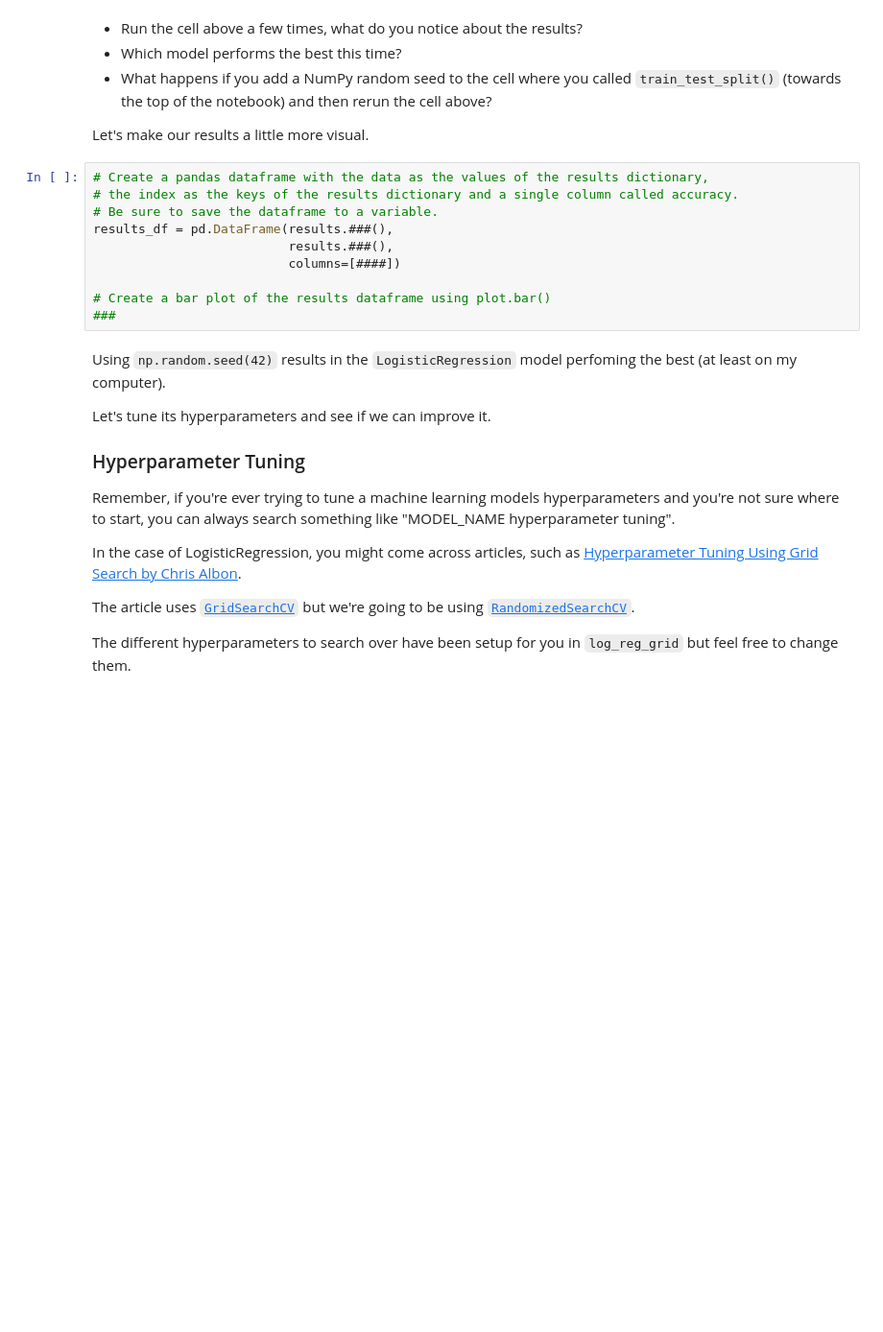
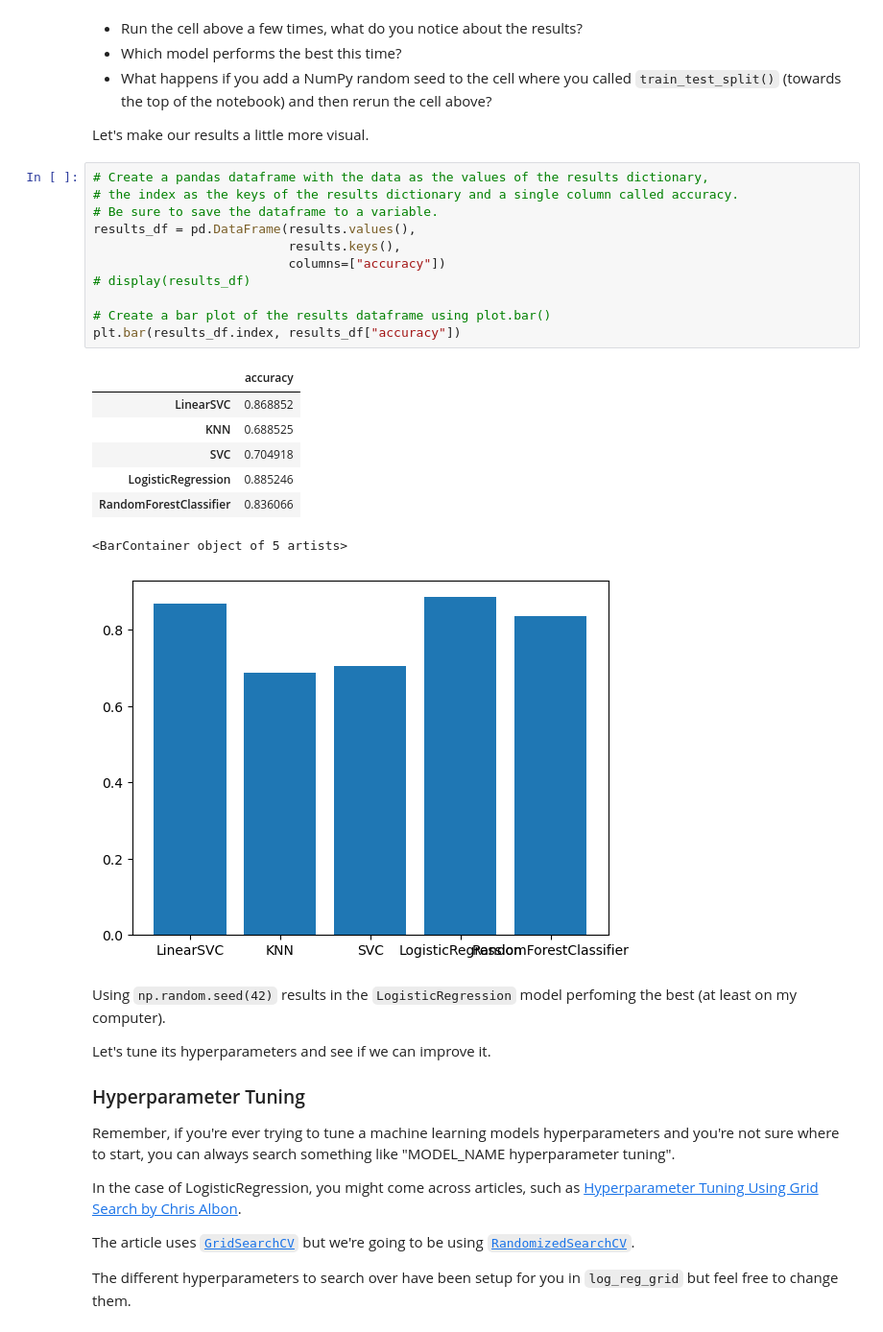
Before and after one commit to lnsayer/udemy_ml_course, a Jupyter notebook: scikit-learn-exercises.ipynb, the cells around one changed output. Shown at 96% size. Cells and saved outputs as stored; diff of their text form; blank space fills up the shorter version.

```diff
--- a/scikit-learn-exercises.ipynb
+++ b/scikit-learn-exercises.ipynb
@@ -300,13 +294,23 @@ Let's make our results a little more visual.
 # %%
 # Create a pandas dataframe with the data as the values of the results dictionary,
 # the index as the keys of the results dictionary and a single column called accuracy.
 # Be sure to save the dataframe to a variable.
-results_df = pd.DataFrame(results.###(),
-                          results.###(),
-                          columns=[####])
+results_df = pd.DataFrame(results.values(),
+                          results.keys(),
+                          columns=["accuracy"])
+# display(results_df)
 
 # Create a bar plot of the results dataframe using plot.bar()
-###
+plt.bar(results_df.index, results_df["accuracy"])
+# %% [output]
+|  | accuracy |
+| LinearSVC | 0.868852 |
+| KNN | 0.688525 |
+| SVC | 0.704918 |
+| LogisticRegression | 0.885246 |
+| RandomForestClassifier | 0.836066 |
+<BarContainer object of 5 artists>
+[figure, added]
 # %% [markdown]
 Using `np.random.seed(42)` results in the `LogisticRegression` model perfoming the best (at least on my computer).
 
```
Also changed, not shown: parts of 9 cells of this notebook.
